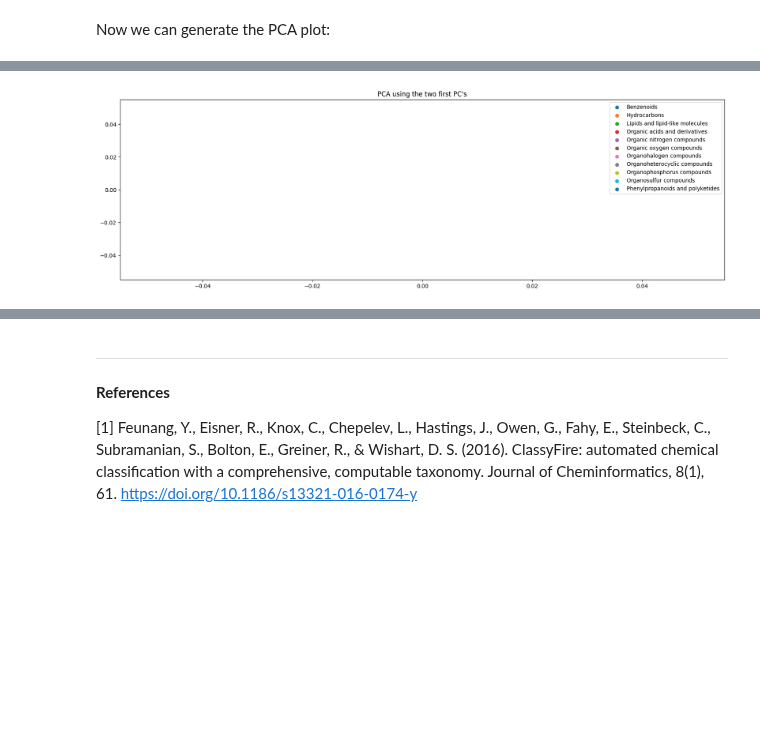
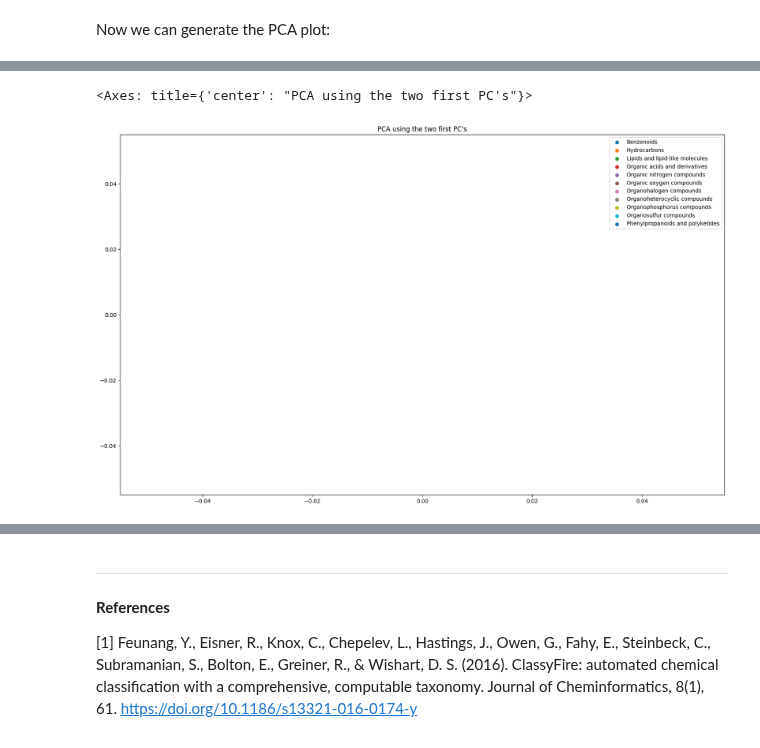
Before and after one commit to aerte/GraPE, a Jupyter notebook: docs/source/Demonstration.ipynb, the cells around one changed output, grey strips where cells are left out. Cells and saved outputs as stored; diff of their text form; code cells hidden in the pictures; blank space fills up the shorter version.

Commit message:
new butina split and bug fixes

```diff
--- a/docs/source/Demonstration.ipynb
+++ b/docs/source/Demonstration.ipynb
@@ -157,7 +158,7 @@ Loaded dataset.
 There are several ways to split the graph dataset into the training, validation and testing splits, including random, stratified or by molecular weight. A more novel addition is a split based on **Butina clustering** [2], where the molecules are clustered based on the Morgan Fingerprint and the Tanimoto similarity.
 # %%
 from grape.datasets import BradleyDoublePlus
-from grape.splits import taylor_butina_clustering
+from grape.utils import split_data
 data = BradleyDoublePlus()
 
-train, val, test = taylor_butina_clustering(data, threshold=0.8, radius=3)
+train, val, test = split_data(data, split_type='butina', random_state=42);
@@ -289,7 +288,7 @@ Or finally, we could analyze the model latents by applying a PCA model and plott
 # %%
 from grape.analysis import classyfire, classyfire_result_analysis
 
-ids, data_ids = classyfire(test.smiles[:1000], log=False)
+ids, data_ids = classyfire(test.smiles, log=False)
 # -> ids are used for the result analysis and data_ids for specifying the data point from the test set we can use
 
 class_dict, _ = classyfire_result_analysis(idx=ids, layer=1)
@@ -301,2 +303,6 @@ labels = list(class_dict.values())
 # %% [markdown]
 Now we can generate the PCA plot:
+# %%
+import matplotlib.pyplot as plt
+lats = lats.cpu().detach().numpy()
+plt.scatter(lats[:,0],lats[:,1])
@@ -303,5 +312,6 @@ Now we can generate the PCA plot:
 # %%
 from grape.plots import pca_2d_plot
-ax = pca_2d_plot(latents=lats[data_ids], labels=labels, save_fig=True)
+pca_2d_plot(latents=lats[data_ids], labels=labels, save_fig=True, fig_size=(20,12))
 # %% [output]
+<Axes: title={'center': "PCA using the two first PC's"}>
-[figure, old version]
+[figure, new version]
```
Also changed, not shown: parts of 13 cells of this notebook, 11 other files.
